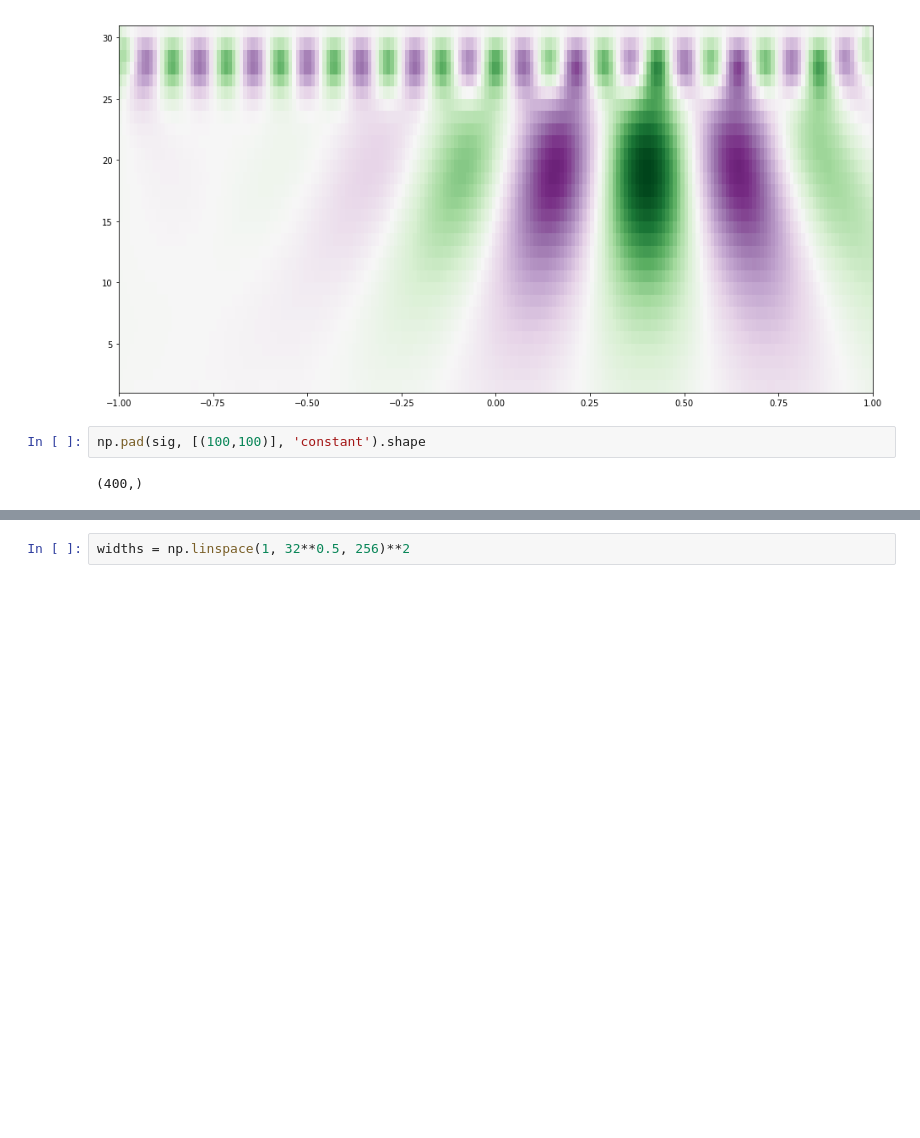
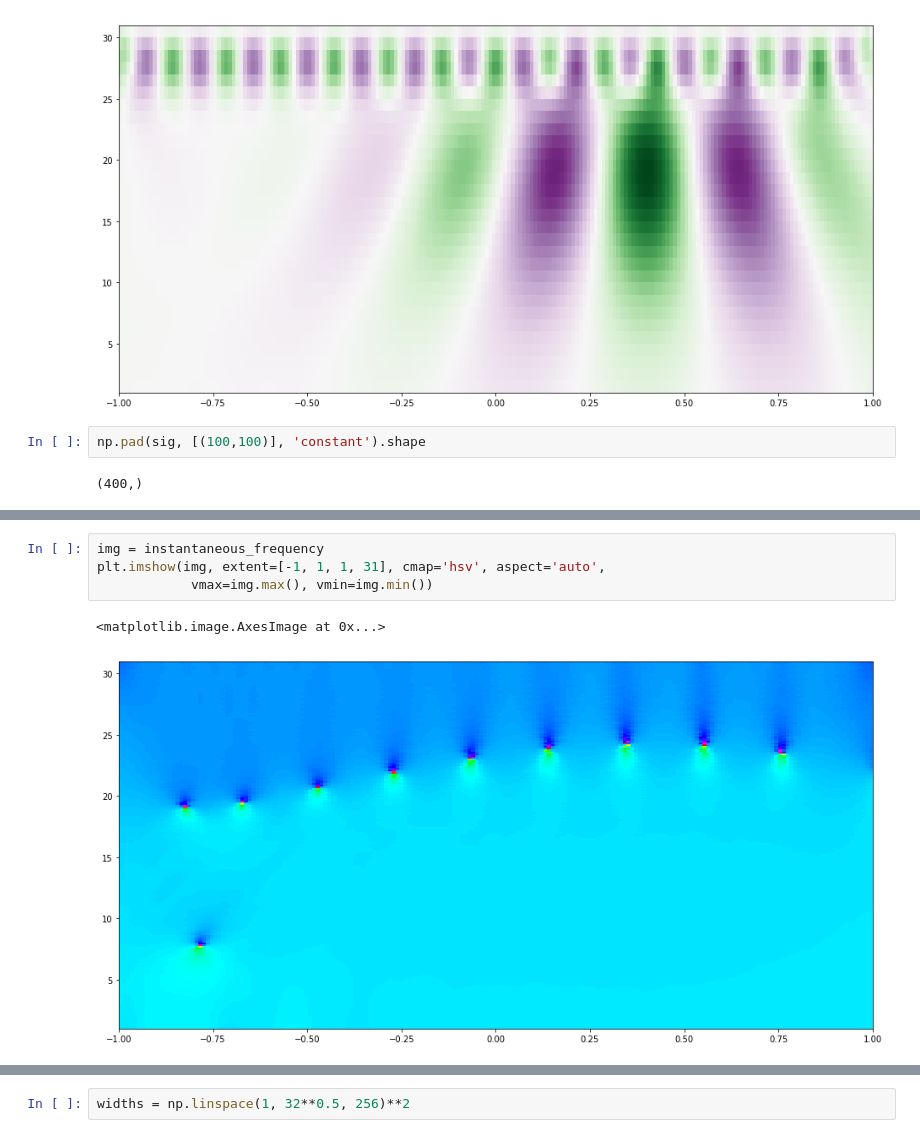
Before and after one commit to xkortex/SigFlux, a Jupyter notebook: devnb/test_wavelets.ipynb, the cells around one changed output, grey strips where cells are left out. Drawn from its saved outputs; the diff is of its cells as text; blank space fills up the shorter version.

```diff
--- a/devnb/test_wavelets.ipynb
+++ b/devnb/test_wavelets.ipynb
@@ -336,0 +357,7 @@ in1 (200,) fshape [400]
+# %%
+img = instantaneous_frequency
+plt.imshow(img, extent=[-1, 1, 1, 31], cmap='hsv', aspect='auto',
+            vmax=img.max(), vmin=img.min())
+# %% [output]
+<matplotlib.image.AxesImage at 0x...>
+[figure, added]
```
Also changed, not shown: parts of 15 cells of this notebook, 4 other files.
